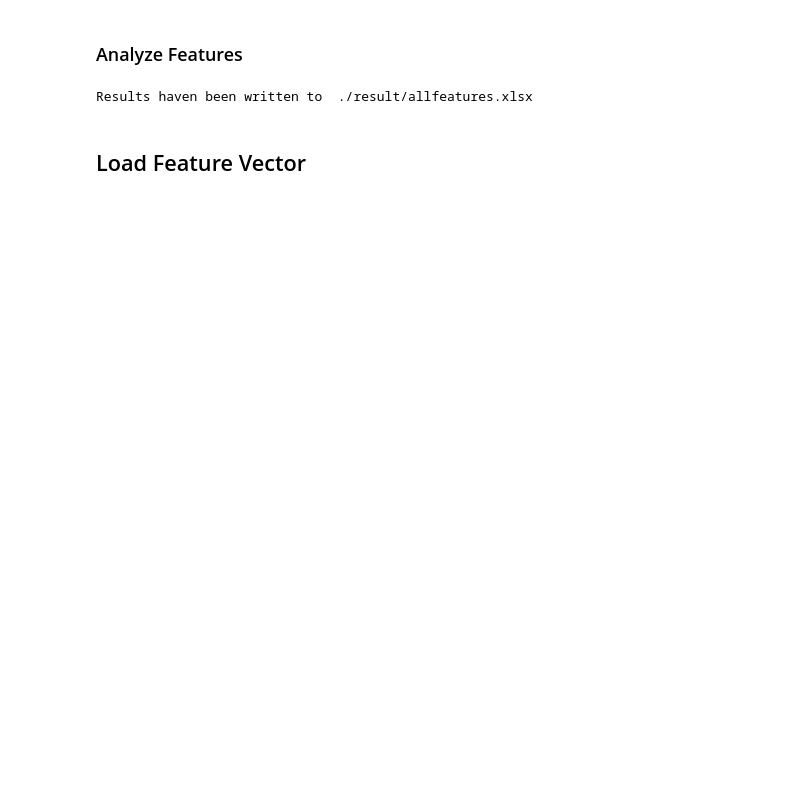
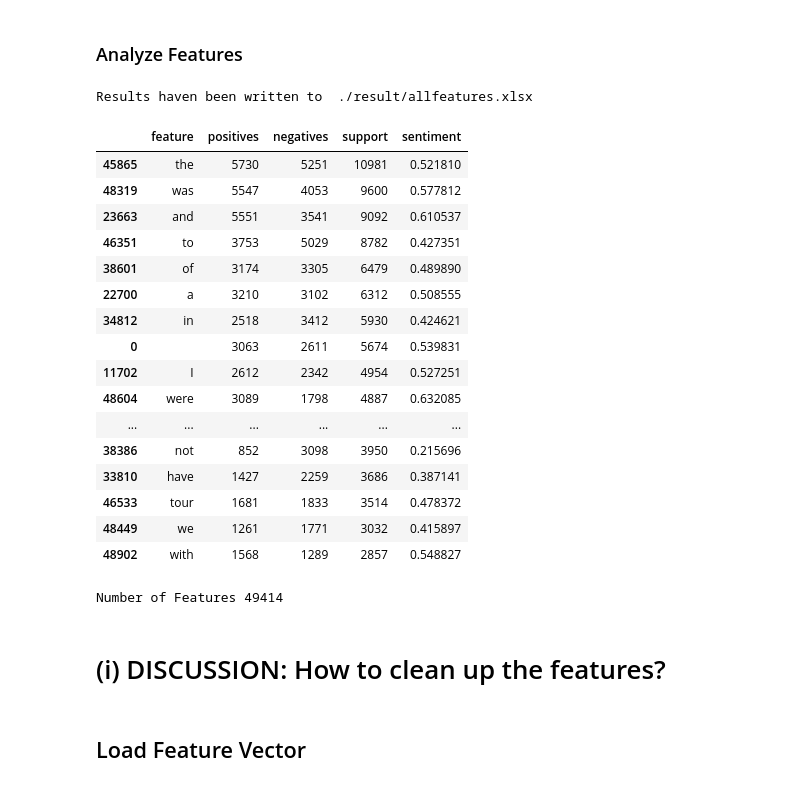
Before and after one commit to amanciobouza/sentiment-analysis_jupyter-notebooks_python, a Jupyter notebook: SentimentAnalysis.ipynb, the cells around one changed output. Cells and saved outputs as stored; diff of their text form; code cells hidden in the pictures; blank space fills up the shorter version.

```diff
--- a/SentimentAnalysis.ipynb
+++ b/SentimentAnalysis.ipynb
@@ -134,9 +195,22 @@ def countTokens(tokens):
         else:
             results[token] = results[token] + 1
     return results
-# %%
-def extractTokens(strText):
-    return tokenizer.tokenize(strText)
+# %%
+# $$$$$$$$$$$$$$$$$$$$$$$$$$$$$$$$
+# $$$$$$$$$$$$$$$$$$$$$$$$$$$$$$$$
+# MODIFY THIS METHOD TO WIN
+# $$$$$$$$$$$$$$$$$$$$$$$$$$$$$$$$
+# $$$$$$$$$$$$$$$$$$$$$$$$$$$$$$$$
+# HINT: stopwords, lemmatization, stemming, named entity, lowercase, word combination (e.g, 'not good'), adjectives, etc.
+# $$$$$$$$$$$$$$$$$$$$$$$$$$$$$$$$
+# $$$$$$$$$$$$$$$$$$$$$$$$$$$$$$$$
+
+# extract features from a text
+def extractTokens(strText):
+    result = []
+    # features = tokenizer.tokenize(strText)
+    result = re.split('\s', strText)
+    return result
 # %%
 featureColumns = ['feature', 'positives', 'negatives']
 dfFeatures = pd.DataFrame(columns=featureColumns)
@@ -144,13 +218,13 @@ colFeedback = 'FEEDBACK'
 colRating = 'RATING'
 
 features = {}
-for index in range(0, 100): #dfData.shape[0]):
+for index, row in dfData.iterrows(): #dfData[1:1000].iterrows():#
     # get feedback
     feedback = dfData.iloc[index][colFeedback]
     rating = dfData.iloc[index][colRating]
 
     # analyze feedback
-    tokens = extractTokens(feedback)
+    tokens = extractTokens(str(feedback))
     featurecount = countTokens(tokens)
 
     # add to feature list
@@ -171,16 +245,38 @@ dfFeatures = dfFeatures.rename({'index':'feature'}, axis=1)
 # %%
 # Count number of times freature occures
 dfFeatures['support'] = dfFeatures.apply(lambda x: x['positives'] + x['negatives'], axis=1)
 
 # Compute sentiment value feature
 dfFeatures['sentiment'] = dfFeatures.apply(lambda x: x['positives'] / x['support'], axis=1)
-
-dfFeatures.head(20)
-
 fnFeaturesAll = 'allfeatures.xlsx'
 writeResults(dfFeatures, fnFeaturesAll)
+
+dfFeatures.sort_values(by='support', ascending=False).head(20)
 # %% [output]
 Results haven been written to  ./result/allfeatures.xlsx
+|  | feature | positives | negatives | support | sentiment |
+| 45865 | the | 5730 | 5251 | 10981 | 0.521810 |
+| 48319 | was | 5547 | 4053 | 9600 | 0.577812 |
+| 23663 | and | 5551 | 3541 | 9092 | 0.610537 |
+| 46351 | to | 3753 | 5029 | 8782 | 0.427351 |
+| 38601 | of | 3174 | 3305 | 6479 | 0.489890 |
+| 22700 | a | 3210 | 3102 | 6312 | 0.508555 |
+| 34812 | in | 2518 | 3412 | 5930 | 0.424621 |
+| 0 |  | 3063 | 2611 | 5674 | 0.539831 |
+| 11702 | I | 2612 | 2342 | 4954 | 0.527251 |
+| 48604 | were | 3089 | 1798 | 4887 | 0.632085 |
+| ... | ... | ... | ... | ... | ... |
+| 38386 | not | 852 | 3098 | 3950 | 0.215696 |
+| 33810 | have | 1427 | 2259 | 3686 | 0.387141 |
+| 46533 | tour | 1681 | 1833 | 3514 | 0.478372 |
+| 48449 | we | 1261 | 1771 | 3032 | 0.415897 |
+| 48902 | with | 1568 | 1289 | 2857 | 0.548827 |
+# %%
+print("Number of Features", dfFeatures.shape[0])
+# %% [output]
+Number of Features 49414
+# %% [markdown]
+# (i) DISCUSSION: How to clean up the features?
 # %% [markdown]
 ## Load Feature Vector
 # %%
```
Also changed, not shown: parts of 37 cells of this notebook, 2 other files.
